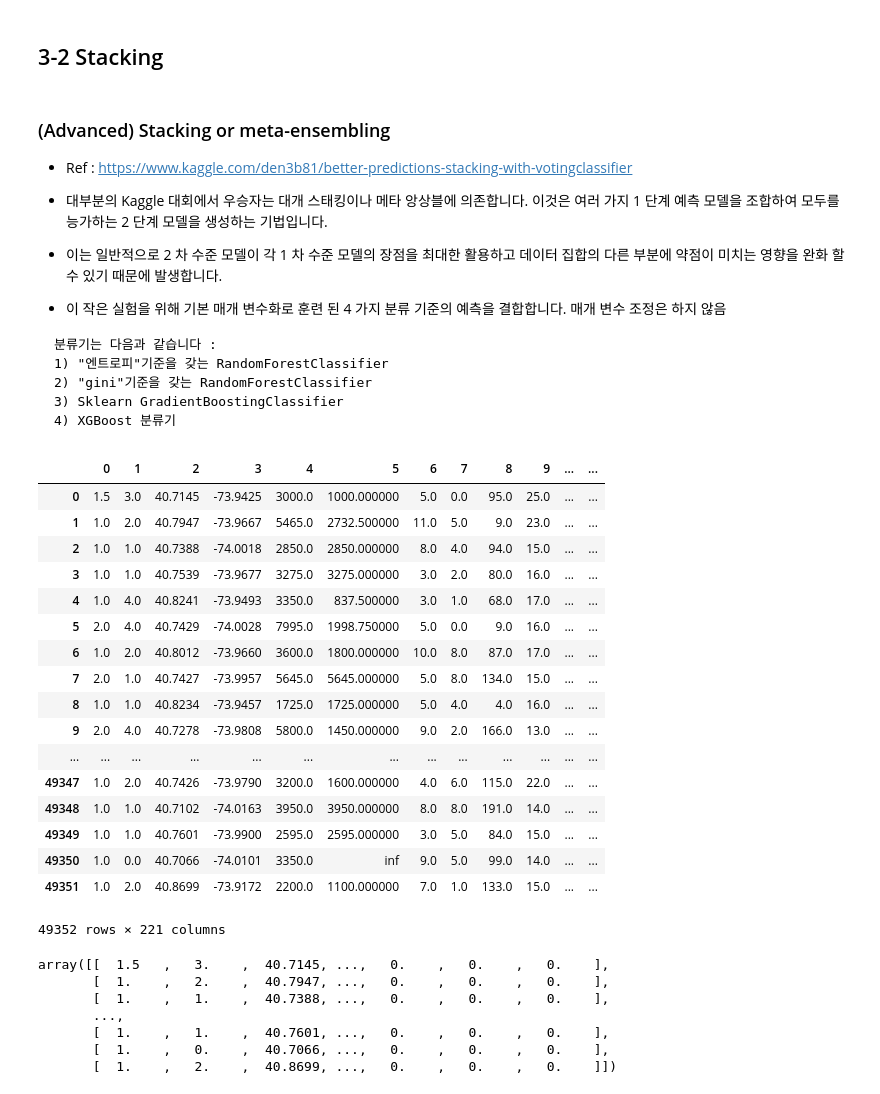
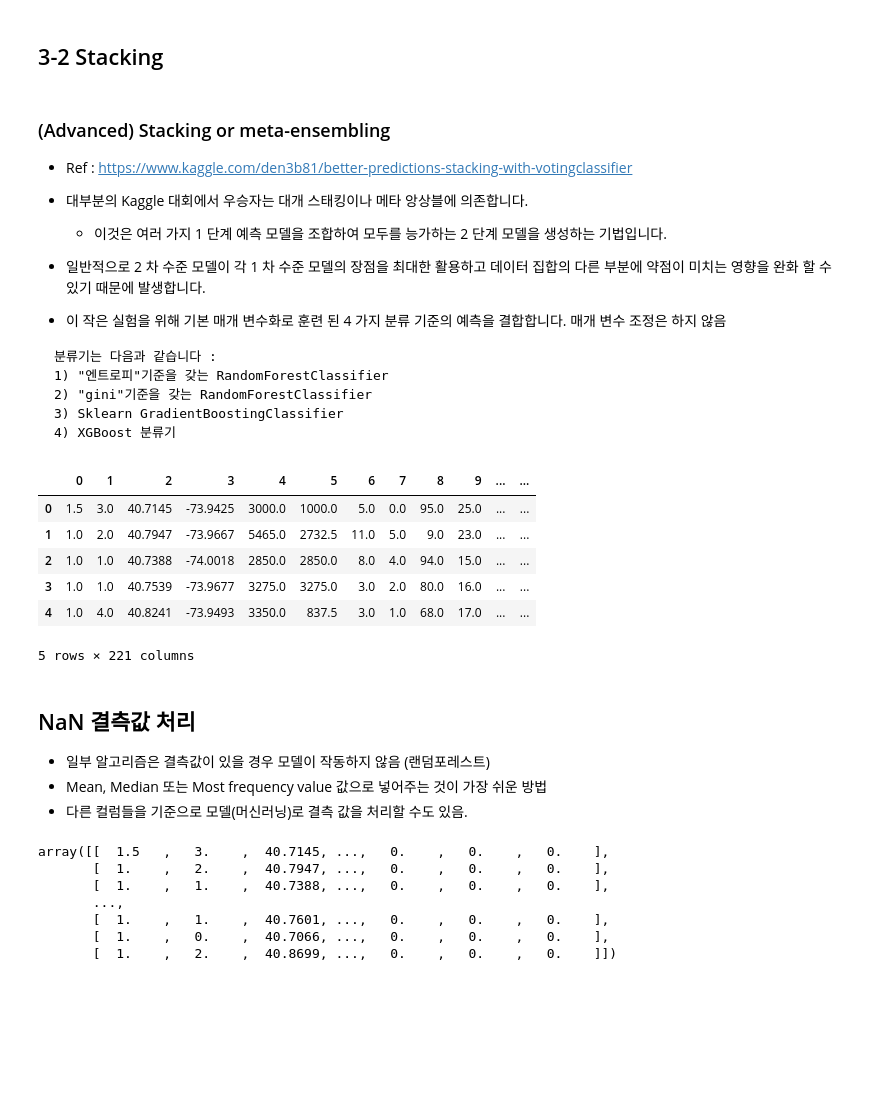
Before and after one commit to KaggleBreak/walkingkaggle, a Jupyter notebook: pycon2017_kr/pycon_korea_2017_Kaggle_tutorial.ipynb, the cells around one changed output. Cells and saved outputs as stored; diff of their text form; code cells hidden in the pictures; blank space fills up the shorter version.

```diff
--- a/pycon2017_kr/pycon_korea_2017_Kaggle_tutorial.ipynb
+++ b/pycon2017_kr/pycon_korea_2017_Kaggle_tutorial.ipynb
@@ -376,11 +562,7 @@ ax = sns.countplot(x="interest_level", data=train_df, order=['low', 'medium', 'h
 total = float(len(train_df))
 for p in ax.patches:
     height = p.get_height()
-    ax.text(p.get_x()+p.get_width()/2.,
-            height + 3,
-            '{:1.2f}'.format(height/total),
-            size = 20,
-            ha="center")
+    ax.text(p.get_x()+p.get_width()/2.,height + 3, '{:1.2f}'.format(height/total), size = 20, ha="center")
 plt.show()
 # %% [output]
 [figure]
@@ -804,3 +971,35 @@ test_df["price_t"] = test_df["price"]/test_df["bedrooms"]
+# %%
+#basic features
+train_df['created'] = pd.to_datetime(train_df['created'])
+train_df['week'] = train_df['created'].dt.week
+train_df['hour'] = (train_df['created'].dt.hour - 5) % 24 # 동부 표준시는 UTC-05:00 이다.
+train_df['weekday'] = train_df['created'].dt.weekday
+
+test_df['created'] = pd.to_datetime(test_df['created'])
+test_df['week'] = test_df['created'].dt.week
+test_df['hour'] = (test_df['created'].dt.hour - 5) % 24 # 동부 표준시는 UTC-05:00 이다.
+test_df['weekday'] = test_df['created'].dt.weekday
+
+train_df.loc[:, 'num_photos'] = train_df.loc[:, 'photos'].apply(len)
+train_df.loc[:, 'num_features'] = train_df.loc[:, 'features'].apply(len)
+train_df.loc[:, 'num_words'] = train_df.loc[:, 'description'].apply(lambda x: len(x.split(' ')))
+
+test_df.loc[:, 'num_photos'] = test_df.loc[:, 'photos'].apply(len)
+test_df.loc[:, 'num_features'] = test_df.loc[:, 'features'].apply(len)
+test_df.loc[:, 'num_words'] = test_df.loc[:, 'description'].apply(lambda x: len(x.split(' ')))
+
+### Convertion to Python Date
+train_df.created = pd.to_datetime(train_df.created, format='%Y-%m-%d %H:%M:%S')
+
+### New Month, Day of Week and Hour Features
+train_df['month'] = train_df.created.dt.month
+train_df['day_of_week'] = train_df.created.dt.weekday_name
+
+test_df['month'] = test_df.created.dt.month
+test_df['day_of_week'] = test_df.created.dt.weekday_name
+
+train_df["price_t"] =train_df["price"]/train_df["bedrooms"]
+test_df["price_t"] = test_df["price"]/test_df["bedrooms"]
 # %%
 train_df.info()
 # %% [output]
@@ -1132,9 +1441,11 @@ out_df.to_csv("data/xgb_starter_num_rounds100.csv", index=False)
 
 - Ref : https://www.kaggle.com/den3b81/better-predictions-stacking-with-votingclassifier
 
-- 대부분의 Kaggle 대회에서 우승자는 대개 스태킹이나 메타 앙상블에 의존합니다. 이것은 여러 가지 1 단계 예측 모델을 조합하여 모두를 능가하는 2 단계 모델을 생성하는 기법입니다.
 
-- 이는 일반적으로 2 차 수준 모델이 각 1 차 수준 모델의 장점을 최대한 활용하고 데이터 집합의 다른 부분에 약점이 미치는 영향을 완화 할 수 있기 때문에 발생합니다.
+- 대부분의 Kaggle 대회에서 우승자는 대개 스태킹이나 메타 앙상블에 의존합니다.
+    - 이것은 여러 가지 1 단계 예측 모델을 조합하여 모두를 능가하는 2 단계 모델을 생성하는 기법입니다.
+
+- 일반적으로 2 차 수준 모델이 각 1 차 수준 모델의 장점을 최대한 활용하고 데이터 집합의 다른 부분에 약점이 미치는 영향을 완화 할 수 있기 때문에 발생합니다.
 
 - 이 작은 실험을 위해 기본 매개 변수화로 훈련 된 4 가지 분류 기준의 예측을 결합합니다. 매개 변수 조정은 하지 않음
 
@@ -1153,26 +1464,20 @@ from sklearn.preprocessing import Imputer
 train_X = pd.DataFrame(train_X.todense())
 test_X = pd.DataFrame(test_X.todense())
 # %%
-train_X
+train_X.head()
 # %% [output]
 |  | 0 | 1 | 2 | 3 | 4 | 5 | 6 | 7 | 8 | 9 | ... | ... |
-| 0 | 1.5 | 3.0 | 40.7145 | -73.9425 | 3000.0 | 1000.000000 | 5.0 | 0.0 | 95.0 | 25.0 | ... | ... |
-| 1 | 1.0 | 2.0 | 40.7947 | -73.9667 | 5465.0 | 2732.500000 | 11.0 | 5.0 | 9.0 | 23.0 | ... | ... |
-| 2 | 1.0 | 1.0 | 40.7388 | -74.0018 | 2850.0 | 2850.000000 | 8.0 | 4.0 | 94.0 | 15.0 | ... | ... |
-| 3 | 1.0 | 1.0 | 40.7539 | -73.9677 | 3275.0 | 3275.000000 | 3.0 | 2.0 | 80.0 | 16.0 | ... | ... |
-| 4 | 1.0 | 4.0 | 40.8241 | -73.9493 | 3350.0 | 837.500000 | 3.0 | 1.0 | 68.0 | 17.0 | ... | ... |
-| 5 | 2.0 | 4.0 | 40.7429 | -74.0028 | 7995.0 | 1998.750000 | 5.0 | 0.0 | 9.0 | 16.0 | ... | ... |
-| 6 | 1.0 | 2.0 | 40.8012 | -73.9660 | 3600.0 | 1800.000000 | 10.0 | 8.0 | 87.0 | 17.0 | ... | ... |
-| 7 | 2.0 | 1.0 | 40.7427 | -73.9957 | 5645.0 | 5645.000000 | 5.0 | 8.0 | 134.0 | 15.0 | ... | ... |
-| 8 | 1.0 | 1.0 | 40.8234 | -73.9457 | 1725.0 | 1725.000000 | 5.0 | 4.0 | 4.0 | 16.0 | ... | ... |
-| 9 | 2.0 | 4.0 | 40.7278 | -73.9808 | 5800.0 | 1450.000000 | 9.0 | 2.0 | 166.0 | 13.0 | ... | ... |
-| ... | ... | ... | ... | ... | ... | ... | ... | ... | ... | ... | ... | ... |
-| 49347 | 1.0 | 2.0 | 40.7426 | -73.9790 | 3200.0 | 1600.000000 | 4.0 | 6.0 | 115.0 | 22.0 | ... | ... |
-| 49348 | 1.0 | 1.0 | 40.7102 | -74.0163 | 3950.0 | 3950.000000 | 8.0 | 8.0 | 191.0 | 14.0 | ... | ... |
-| 49349 | 1.0 | 1.0 | 40.7601 | -73.9900 | 2595.0 | 2595.000000 | 3.0 | 5.0 | 84.0 | 15.0 | ... | ... |
-| 49350 | 1.0 | 0.0 | 40.7066 | -74.0101 | 3350.0 | inf | 9.0 | 5.0 | 99.0 | 14.0 | ... | ... |
-| 49351 | 1.0 | 2.0 | 40.8699 | -73.9172 | 2200.0 | 1100.000000 | 7.0 | 1.0 | 133.0 | 15.0 | ... | ... |
+| 0 | 1.5 | 3.0 | 40.7145 | -73.9425 | 3000.0 | 1000.0 | 5.0 | 0.0 | 95.0 | 25.0 | ... | ... |
+| 1 | 1.0 | 2.0 | 40.7947 | -73.9667 | 5465.0 | 2732.5 | 11.0 | 5.0 | 9.0 | 23.0 | ... | ... |
+| 2 | 1.0 | 1.0 | 40.7388 | -74.0018 | 2850.0 | 2850.0 | 8.0 | 4.0 | 94.0 | 15.0 | ... | ... |
+| 3 | 1.0 | 1.0 | 40.7539 | -73.9677 | 3275.0 | 3275.0 | 3.0 | 2.0 | 80.0 | 16.0 | ... | ... |
+| 4 | 1.0 | 4.0 | 40.8241 | -73.9493 | 3350.0 | 837.5 | 3.0 | 1.0 | 68.0 | 17.0 | ... | ... |
-49352 rows × 221 columns
+5 rows × 221 columns
+# %% [markdown]
+## NaN 결측값 처리
+- 일부 알고리즘은 결측값이 있을 경우 모델이 작동하지 않음 (랜덤포레스트)
+- Mean, Median 또는 Most frequency value 값으로 넣어주는 것이 가장 쉬운 방법
+- 다른 컬럼들을 기준으로 모델(머신러닝)로 결측 값을 처리할 수도 있음.
 # %%
 imp = Imputer(missing_values='NaN', strategy='mean', axis=0)
 imp = imp.fit(train_X)
```
Also changed, not shown: parts of 65 cells of this notebook, 5 other files.
